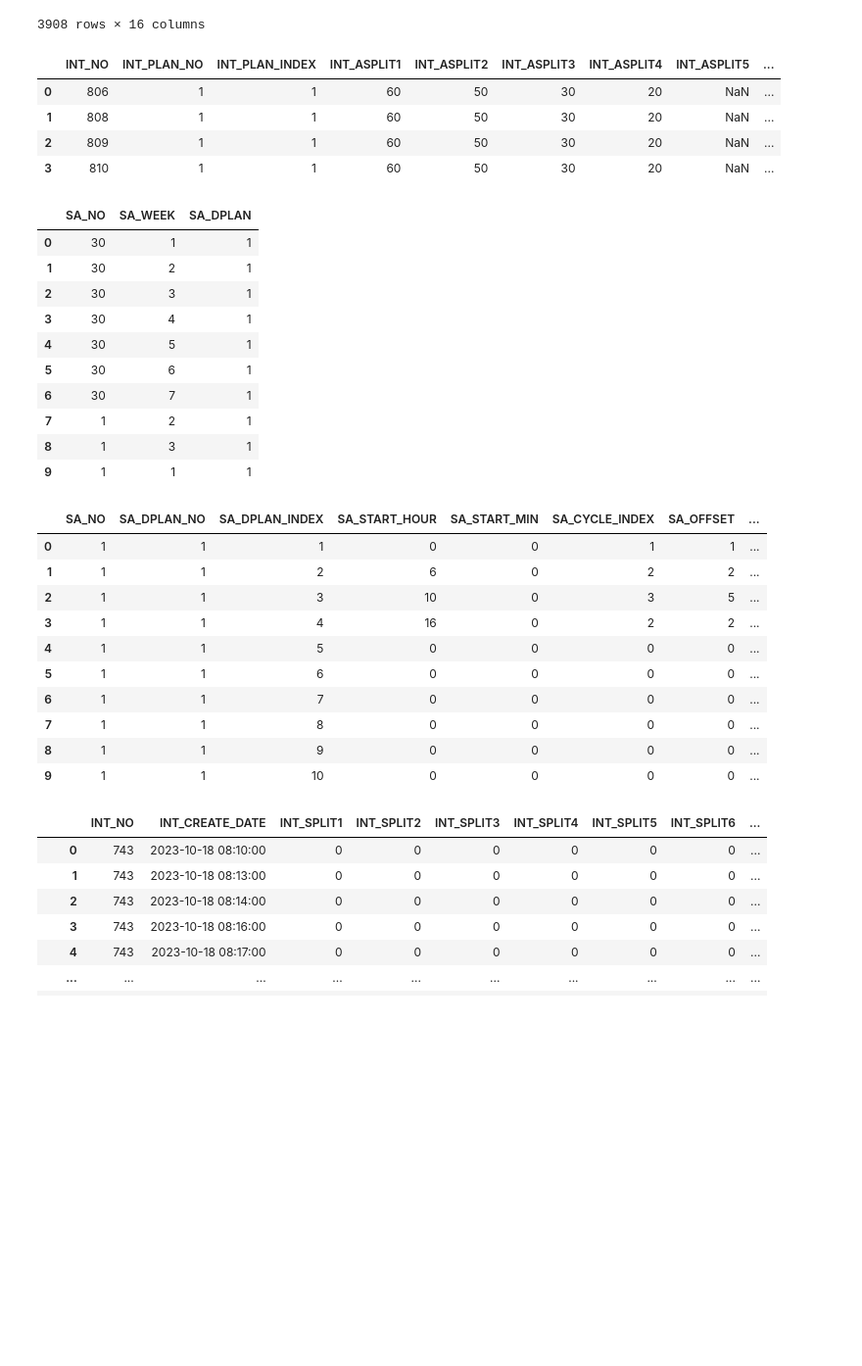
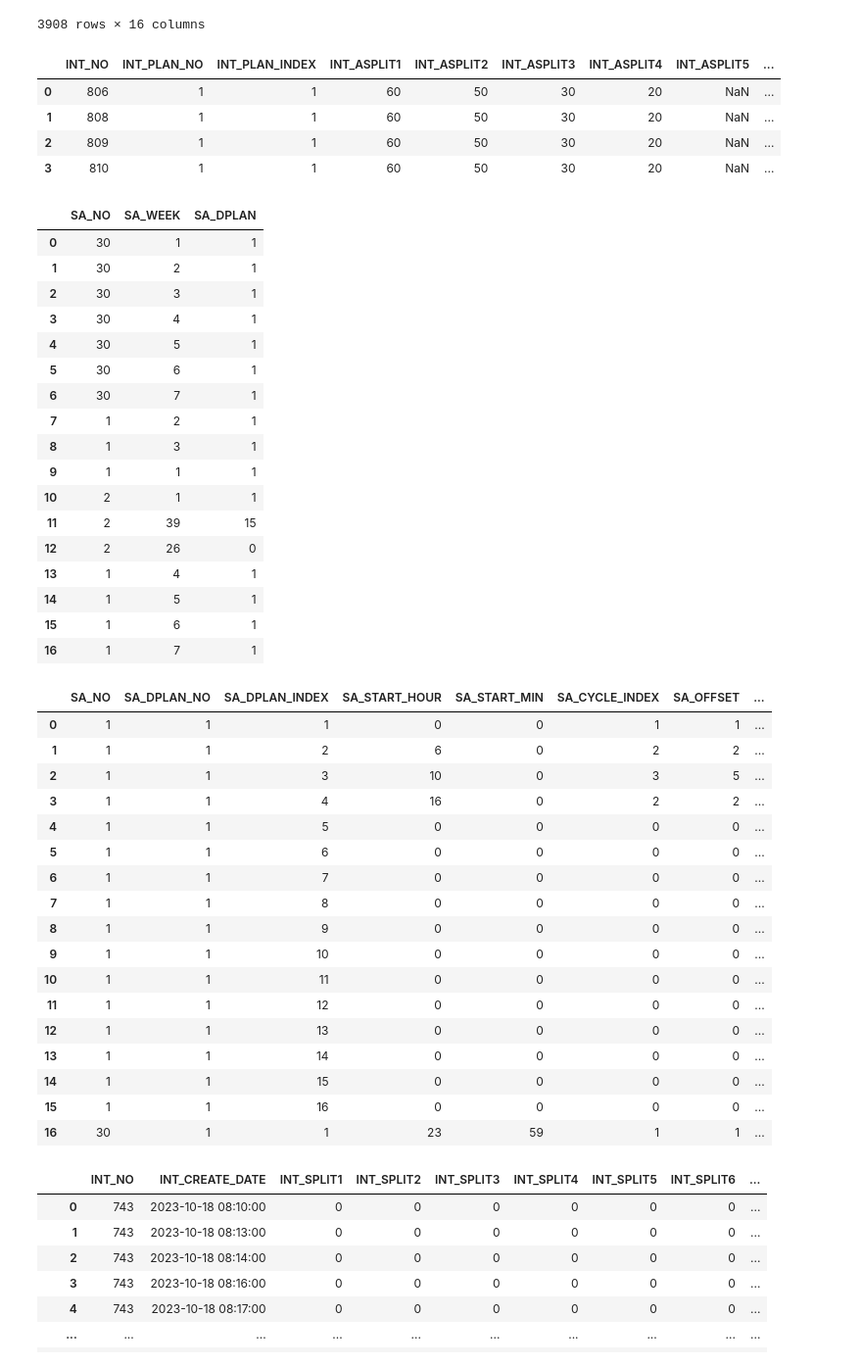
Before and after one commit to govin08/travail, a Jupyter notebook: 1108_requirements/1108_raw_tables.ipynb, the cells around one changed output. Shown at 98% size. Cells and saved outputs as stored; diff of their text form; code cells hidden in the pictures; blank space fills up the shorter version.

Commit message:
plnas display

```diff
--- a/1108_requirements/1108_raw_tables.ipynb
+++ b/1108_requirements/1108_raw_tables.ipynb
@@ -47,37 +47,51 @@ wplan_path = os.path.join('daily/S_SA_WPLAN.csv')
 wplan = pd.read_csv(wplan_path)
 dplan_path = os.path.join('daily/S_SA_DPLAN.csv')
 dplan = pd.read_csv(dplan_path)
-display(tplan[:10])
-display(wplan[:10])
-display(dplan[:10])
+display(tplan)
+display(wplan)
+display(dplan)
 # %% [output]
 |  | INT_NO | INT_PLAN_NO | INT_PLAN_INDEX | INT_ASPLIT1 | INT_ASPLIT2 | INT_ASPLIT3 | INT_ASPLIT4 | INT_ASPLIT5 | ... |
 | 0 | 806 | 1 | 1 | 60 | 50 | 30 | 20 | NaN | ... |
 | 1 | 808 | 1 | 1 | 60 | 50 | 30 | 20 | NaN | ... |
 | 2 | 809 | 1 | 1 | 60 | 50 | 30 | 20 | NaN | ... |
 | 3 | 810 | 1 | 1 | 60 | 50 | 30 | 20 | NaN | ... |
 |  | SA_NO | SA_WEEK | SA_DPLAN |
 | 0 | 30 | 1 | 1 |
 | 1 | 30 | 2 | 1 |
 | 2 | 30 | 3 | 1 |
 | 3 | 30 | 4 | 1 |
 | 4 | 30 | 5 | 1 |
 | 5 | 30 | 6 | 1 |
 | 6 | 30 | 7 | 1 |
 | 7 | 1 | 2 | 1 |
 | 8 | 1 | 3 | 1 |
 | 9 | 1 | 1 | 1 |
+| 10 | 2 | 1 | 1 |
+| 11 | 2 | 39 | 15 |
+| 12 | 2 | 26 | 0 |
+| 13 | 1 | 4 | 1 |
+| 14 | 1 | 5 | 1 |
+| 15 | 1 | 6 | 1 |
+| 16 | 1 | 7 | 1 |
 |  | SA_NO | SA_DPLAN_NO | SA_DPLAN_INDEX | SA_START_HOUR | SA_START_MIN | SA_CYCLE_INDEX | SA_OFFSET | ... |
 | 0 | 1 | 1 | 1 | 0 | 0 | 1 | 1 | ... |
 | 1 | 1 | 1 | 2 | 6 | 0 | 2 | 2 | ... |
 | 2 | 1 | 1 | 3 | 10 | 0 | 3 | 5 | ... |
 | 3 | 1 | 1 | 4 | 16 | 0 | 2 | 2 | ... |
 | 4 | 1 | 1 | 5 | 0 | 0 | 0 | 0 | ... |
 | 5 | 1 | 1 | 6 | 0 | 0 | 0 | 0 | ... |
 | 6 | 1 | 1 | 7 | 0 | 0 | 0 | 0 | ... |
 | 7 | 1 | 1 | 8 | 0 | 0 | 0 | 0 | ... |
 | 8 | 1 | 1 | 9 | 0 | 0 | 0 | 0 | ... |
 | 9 | 1 | 1 | 10 | 0 | 0 | 0 | 0 | ... |
+| 10 | 1 | 1 | 11 | 0 | 0 | 0 | 0 | ... |
+| 11 | 1 | 1 | 12 | 0 | 0 | 0 | 0 | ... |
+| 12 | 1 | 1 | 13 | 0 | 0 | 0 | 0 | ... |
+| 13 | 1 | 1 | 14 | 0 | 0 | 0 | 0 | ... |
+| 14 | 1 | 1 | 15 | 0 | 0 | 0 | 0 | ... |
+| 15 | 1 | 1 | 16 | 0 | 0 | 0 | 0 | ... |
+| 16 | 30 | 1 | 1 | 23 | 59 | 1 | 1 | ... |
 # %%
 # 4. 신호이력정보 (history, 테이블명 : S_TOD_HIS)
 # history
```
